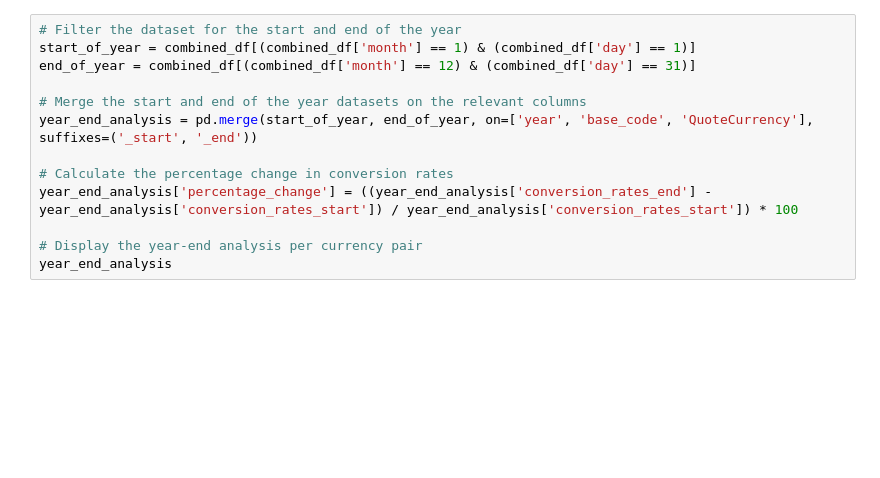
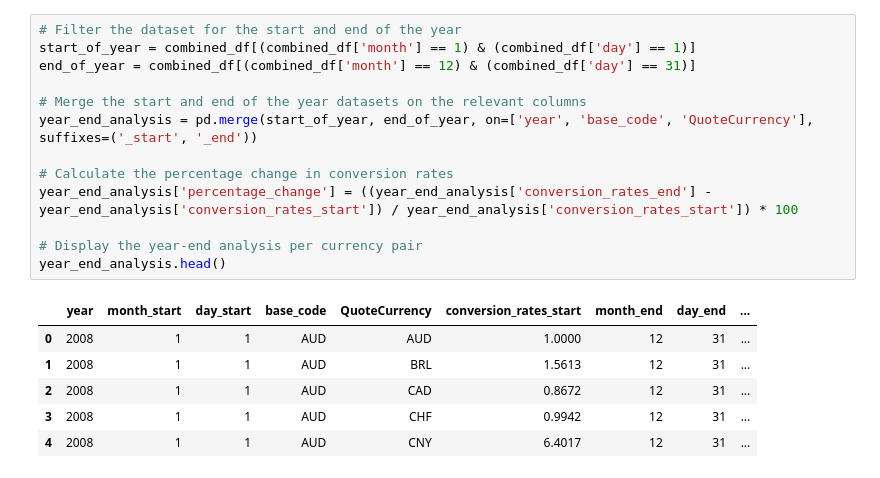
Before and after one commit to Stephadey/Project-1-ExchangeRate, a Jupyter notebook: Project_1.ipynb, the cells around one changed output. Cells and saved outputs as stored; diff of their text form; blank space fills up the shorter version.

```diff
--- a/Project_1.ipynb
+++ b/Project_1.ipynb
@@ -58,13 +92,20 @@ combined_df
 # %%
 # Filter the dataset for the start and end of the year
 start_of_year = combined_df[(combined_df['month'] == 1) & (combined_df['day'] == 1)]
 end_of_year = combined_df[(combined_df['month'] == 12) & (combined_df['day'] == 31)]
 
 # Merge the start and end of the year datasets on the relevant columns
 year_end_analysis = pd.merge(start_of_year, end_of_year, on=['year', 'base_code', 'QuoteCurrency'], suffixes=('_start', '_end'))
 
 # Calculate the percentage change in conversion rates
 year_end_analysis['percentage_change'] = ((year_end_analysis['conversion_rates_end'] - year_end_analysis['conversion_rates_start']) / year_end_analysis['conversion_rates_start']) * 100
 
 # Display the year-end analysis per currency pair
-year_end_analysis
+year_end_analysis.head()
+# %% [output]
+|  | year | month_start | day_start | base_code | QuoteCurrency | conversion_rates_start | month_end | day_end | ... |
+| 0 | 2008 | 1 | 1 | AUD | AUD | 1.0000 | 12 | 31 | ... |
+| 1 | 2008 | 1 | 1 | AUD | BRL | 1.5613 | 12 | 31 | ... |
+| 2 | 2008 | 1 | 1 | AUD | CAD | 0.8672 | 12 | 31 | ... |
+| 3 | 2008 | 1 | 1 | AUD | CHF | 0.9942 | 12 | 31 | ... |
+| 4 | 2008 | 1 | 1 | AUD | CNY | 6.4017 | 12 | 31 | ... |
```
Also changed, not shown: parts of 12 cells of this notebook, 1 other file.
